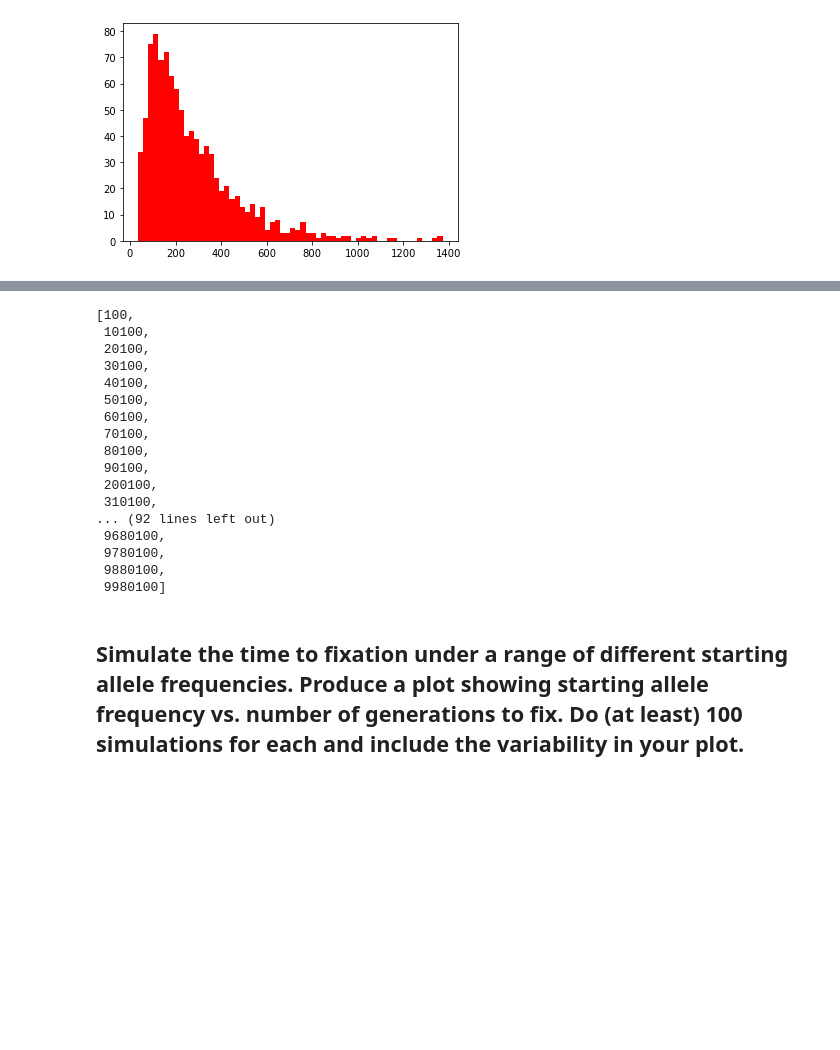
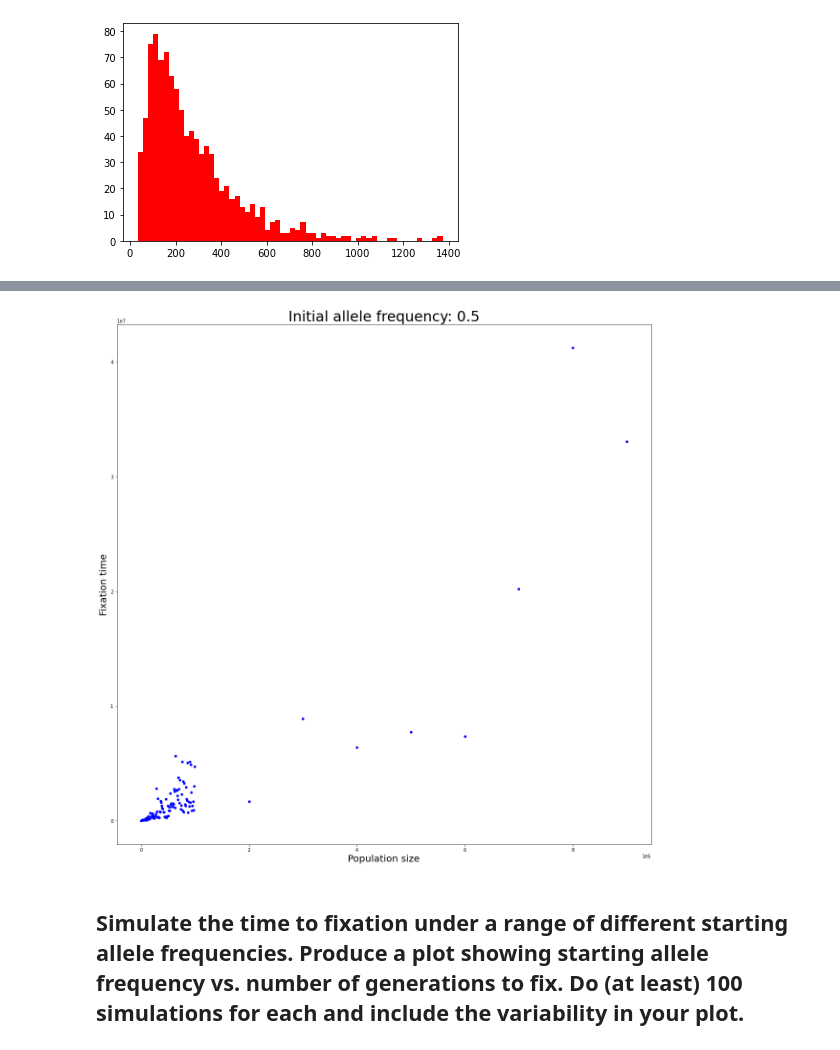
Before and after one commit to Andymao1998/qbb2021-answers, a Jupyter notebook: week8_hw/Week8_hw.ipynb, the cells around one changed output, grey strips where cells are left out. Drawn from its saved outputs; the diff is of its cells as text; code cells hidden in the pictures; blank space fills up the shorter version.

```diff
--- a/week8_hw/Week8_hw.ipynb
+++ b/week8_hw/Week8_hw.ipynb
@@ -113,28 +117,12 @@ while n <= 10000000:
 # %%
 plt.figure(figsize = (20, 20))
-plt.scatter(N, recorder, c = "green", s = 20)
-plt.xlabel("Population size")
-plt.ylabel("Fixation time")
-plt.title("Initial allele frequency: 0.5")
+plt.scatter(N, recorder, c = "blue", s = 20)
+plt.xlabel("Population size", size = 20)
+plt.ylabel("Fixation time", size = 20)
+plt.title("Initial allele frequency: 0.5", size = 30)
 plt.show()
 # %% [output]
-[100,
- 10100,
- 20100,
- 30100,
- 40100,
- 50100,
- 60100,
- 70100,
- 80100,
- 90100,
- 200100,
- 310100,
-... (92 lines left out)
- 9680100,
- 9780100,
- 9880100,
- 9980100]
+[figure, added]
 # %% [markdown]
 ## Simulate the time to fixation under a range of different starting allele frequencies. Produce a plot showing starting allele frequency vs. number of generations to fix. Do (at least) 100 simulations for each and include the variability in your plot.
 # %%
```
Also changed, not shown: parts of 9 cells of this notebook.
